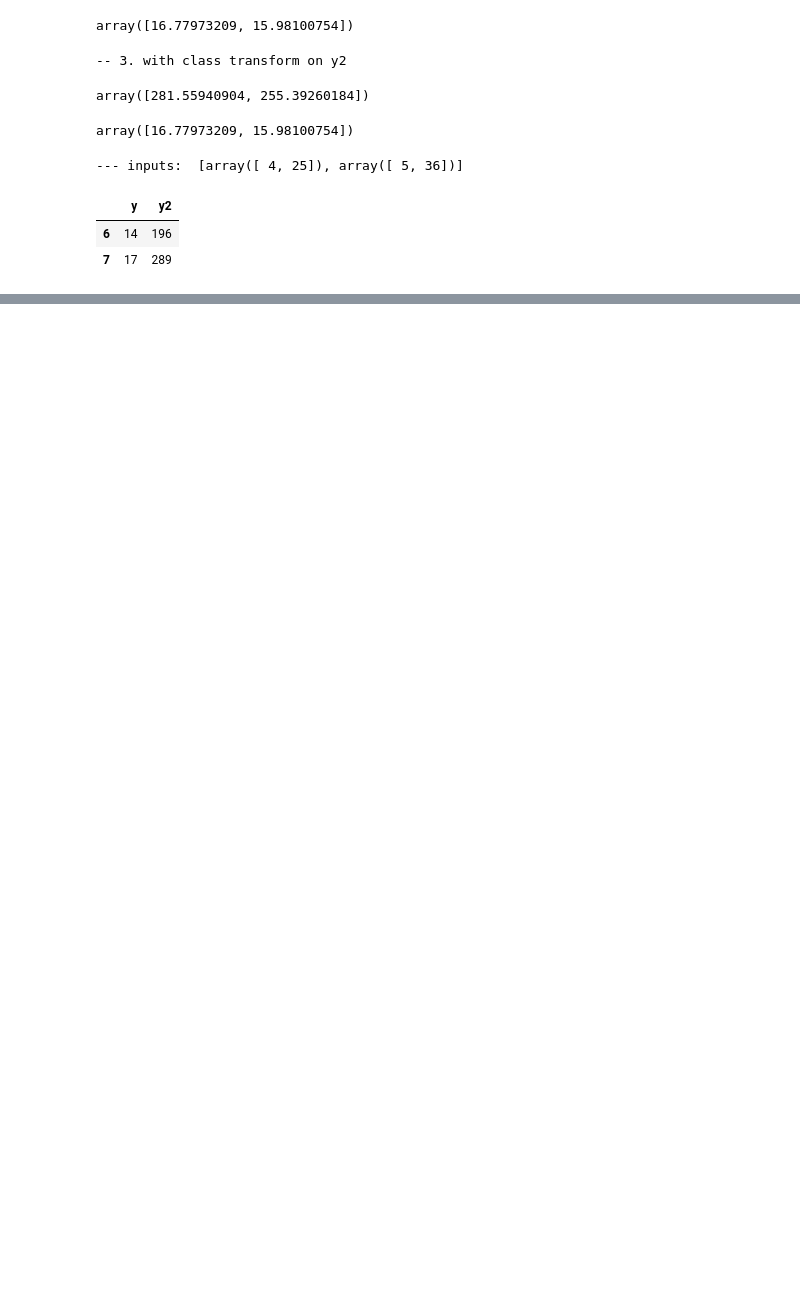
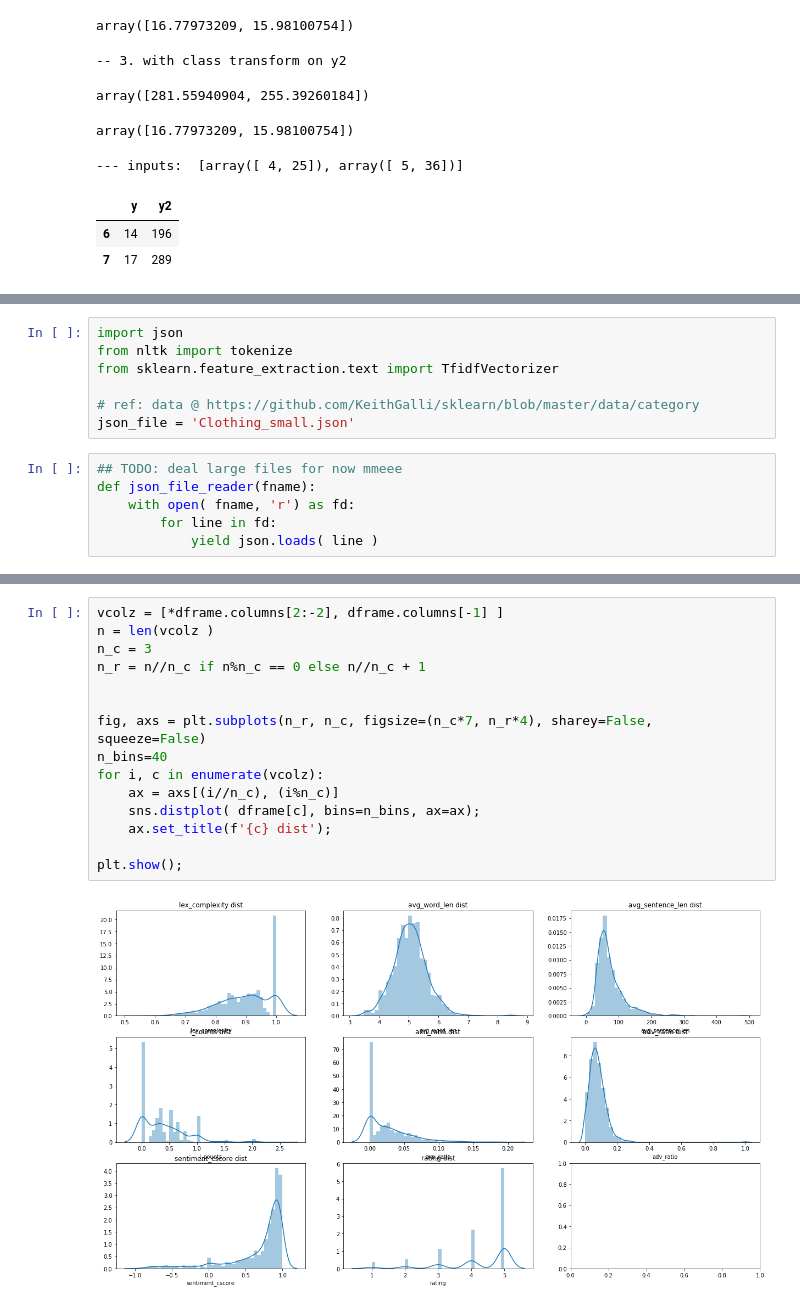
Before and after one commit to bilha-analytics/play_oopz, a Jupyter notebook: notebooks/02_scklearn.ipynb, the cells around one changed output, grey strips where cells are left out. Saved outputs shown, nothing was run; the diff lists cells and outputs as text; blank space fills up the shorter version.

```diff
--- a/notebooks/02_scklearn.ipynb
+++ b/notebooks/02_scklearn.ipynb
@@ -368,0 +373,13 @@ dir(dset)
+# %%
+import json
+from nltk import tokenize
+from sklearn.feature_extraction.text import TfidfVectorizer
+
+# ref: data @ https://github.com/KeithGalli/sklearn/blob/master/data/category
+json_file = 'Clothing_small.json'
+# %%
+## TODO: deal large files for now mmeee
+def json_file_reader(fname):
+    with open( fname, 'r') as fd:
+        for line in fd:
+            yield json.loads( line )
@@ -368,0 +470,17 @@ dir(dset)
+# %%
+vcolz = [*dframe.columns[2:-2], dframe.columns[-1] ]
+n = len(vcolz )
+n_c = 3
+n_r = n//n_c if n%n_c == 0 else n//n_c + 1
+
+
+fig, axs = plt.subplots(n_r, n_c, figsize=(n_c*7, n_r*4), sharey=False, squeeze=False)
+n_bins=40
+for i, c in enumerate(vcolz):
+    ax = axs[(i//n_c), (i%n_c)]
+    sns.distplot( dframe[c], bins=n_bins, ax=ax);
+    ax.set_title(f'{c} dist');
+
+plt.show();
+# %% [output]
+[figure, added]
```
Also changed, not shown: parts of 23 cells of this notebook, 2 other files.
